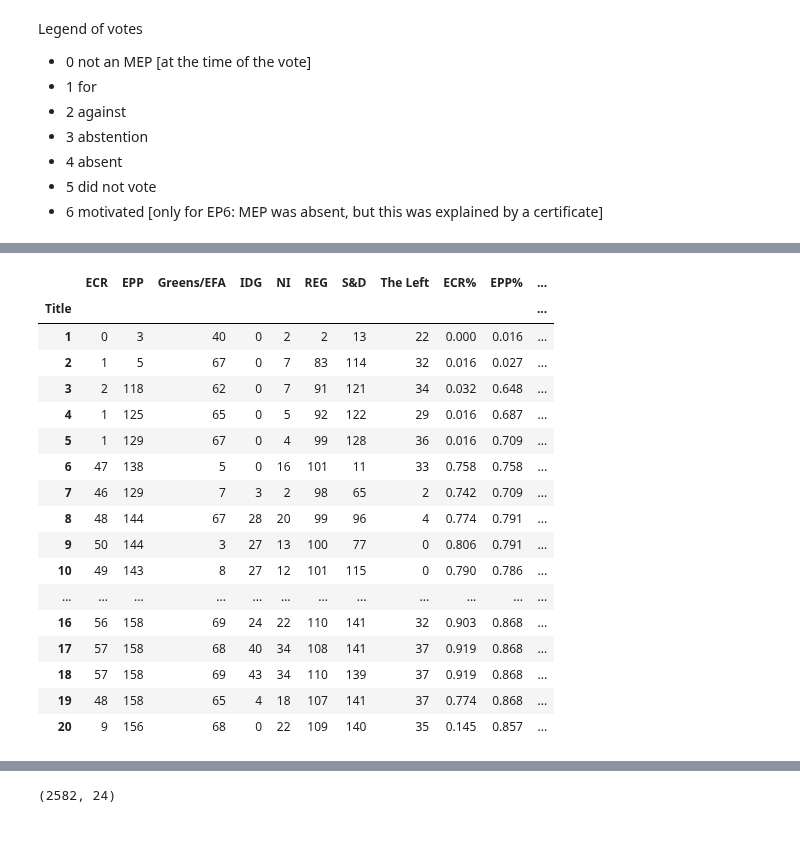
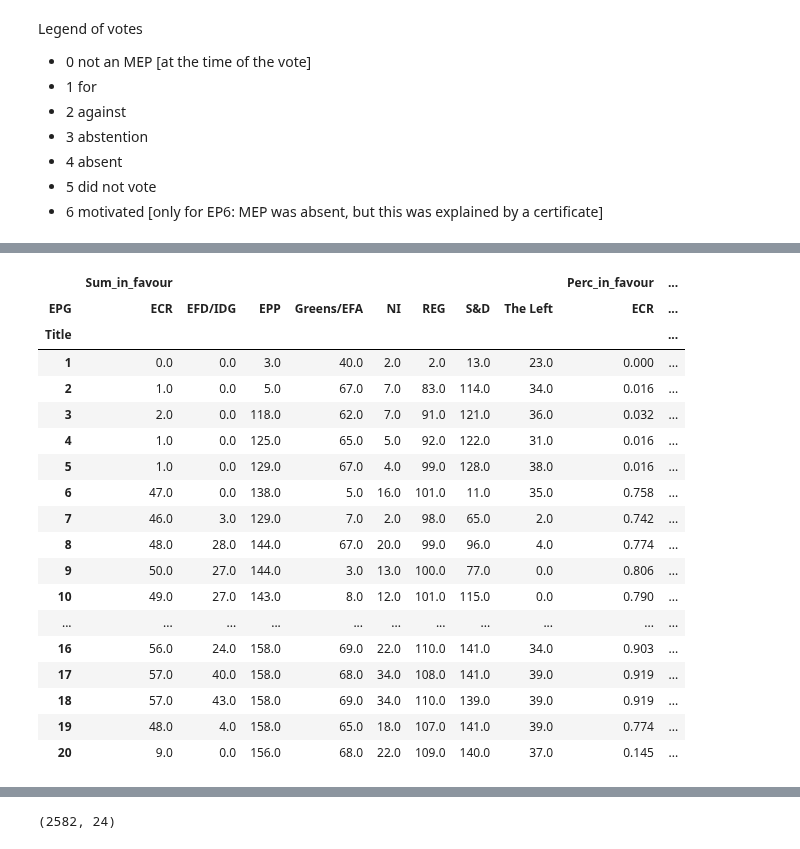
Before and after one commit to izu457/Thesis_Finetuning_GPT3.5_Political_Stance, a Jupyter notebook: EDA.ipynb, the cells around one changed output, grey strips where cells are left out. Drawn from its saved outputs; the diff is of its cells as text; code cells hidden in the pictures.

Commit message:
added vote percentages for all years

```diff
--- a/EDA.ipynb
+++ b/EDA.ipynb
@@ -288,12 +337,6 @@ Legend of votes
 - 5 did not vote
 - 6 motivated [only for EP6: MEP was absent, but this was explained by a certificate]
 # %%
-# print number of nans anywhere in dataframe
-print(f"Number of NaNs: {meps_melted_EP9.isnull().sum().sum()}")
-print(f"Number of zeros in votes: {meps_melted_EP9[meps_melted_EP9['Vote'] == 0].shape[0]}")
-print(f"Number of NANs in EPG: {meps_melted_EP9['EPG'].isnull().sum()}")
-print(f"Number of 'did not vote' in votes: {meps_melted_EP9[meps_melted_EP9['Vote'] == 5].shape[0]}")
-
 # display a line plot of the different types of votes
 plt.figure(figsize=(10, 6))
 meps_melted_EP9['Vote'].value_counts().plot(kind='bar')
@@ -305,7 +348,4 @@ plt.show()
 # delete rows with zero votes
 meps_melted_EP9 = meps_melted_EP9[meps_melted_EP9['Vote'] != 0]
 print(meps_melted_EP9.shape)
-
-# delete rows where EPG is NaN
-meps_melted_EP9 = meps_melted_EP9.dropna(subset=['EPG'])
 # %% [output]
@@ -367,9 +399,9 @@ members_EP7 = [57, 273, 31, 57, 33, 83, 195, 35, 736] # total of 736 members, pr
 
 # dataframe with group name and number of members
 group_members = pd.DataFrame({'group': ['ECR', 'EPP', 'EFD/IDG', 'Greens/EFA', "NI", 'REG', 'S&D', 'The Left', "total"],
-                              'members EP9': members_EP9,
-                              'members EP8': members_EP8,
-                              'members EP7': members_EP7}
+                              'EP9': members_EP9,
+                              'EP8': members_EP8,
+                              'EP7': members_EP7}
                               )
 # set groups as index
 group_members.set_index('group', inplace=True)
@@ -398,0 +421,7 @@ KeyboardInterrupt:
+# %%
+# Calculate the percentage of votes in favour for each group
+meps_grouped_EP9 = fu.calculate_percentage_votes(meps_grouped_EP9, group_members, "EP9")
+meps_grouped_EP8 = fu.calculate_percentage_votes(meps_grouped_EP8, group_members, "EP8")
+meps_grouped_EP7 = fu.calculate_percentage_votes(meps_grouped_EP7, group_members, "EP7")
+
+display(meps_grouped_EP7.head(20))
@@ -399,36 +446,39 @@ KeyboardInterrupt:
 # %%
-# pivot table back to wide format, set EPG and Title as columns, keep index from df_mps_grouped
-group_perc_in_favour = df_mps_grouped.pivot(index='Title', columns='EPG', values=["Sum_in_favour", 'Perc_in_favour'])
+# pivot table back to wide format, set EPG and Title as columns, keep index
+perc_in_favour_EP9 = meps_grouped_EP9.pivot(index='Title', columns='EPG', values=["Sum_in_favour", 'Perc_in_favour'])
+perc_in_favour_EP8 = meps_grouped_EP8.pivot(index='Title', columns='EPG', values=["Sum_in_favour", 'Perc_in_favour'])
+perc_in_favour_EP7 = meps_grouped_EP7.pivot(index='Title', columns='EPG', values=["Sum_in_favour", 'Perc_in_favour'])
 
 # rename columns
-group_perc_in_favour.columns = ["ECR", "EPP", "Greens/EFA", "IDG", "NI", "REG", "S&D", "The Left",
-                                "ECR%", "EPP%", "Greens/EFA%", "IDG%", "NI%", "REG%", "S&D%", "The Left%"
+column_names = ["ECR", "EFD/IDG", "EPP", "Greens/EFA", "NI", "REG", "S&D", "The Left",
+                                "ECR%", "EFD/IDG%", "EPP%", "Greens/EFA%", "NI%", "REG%", "S&D%", "The Left%"
                                 ]
-# change type of columns
-group_perc_in_favour_1 = group_perc_in_favour.iloc[:, 0:8].astype(int)
-group_perc_in_favour_2 = group_perc_in_favour.iloc[:, 8:].astype(float)
-group_perc_in_favour = pd.concat([group_perc_in_favour_1, group_perc_in_favour_2], axis=1)
+print(len(column_names))
+perc_in_favour_EP9.columns = column_names
+perc_in_favour_EP8.columns = column_names
+perc_in_favour_EP7.columns = column_names
 
-display(group_perc_in_favour.head(20))
+display(perc_in_favour_EP9.head(20))
 
 # save group_perc_in_favour to csv
-group_perc_in_favour.to_csv('data/group_perc_in_favour.csv')
+perc_in_favour_EP9.to_csv('data/perc_in_favour_EP9.csv')
 # %% [output]
-|  | ECR | EPP | Greens/EFA | IDG | NI | REG | S&D | The Left | ECR% | EPP% | ... |
-| Title |  |  |  |  |  |  |  |  |  |  | ... |
-| 1 | 0 | 3 | 40 | 0 | 2 | 2 | 13 | 22 | 0.000 | 0.016 | ... |
-| 2 | 1 | 5 | 67 | 0 | 7 | 83 | 114 | 32 | 0.016 | 0.027 | ... |
-| 3 | 2 | 118 | 62 | 0 | 7 | 91 | 121 | 34 | 0.032 | 0.648 | ... |
-| 4 | 1 | 125 | 65 | 0 | 5 | 92 | 122 | 29 | 0.016 | 0.687 | ... |
-| 5 | 1 | 129 | 67 | 0 | 4 | 99 | 128 | 36 | 0.016 | 0.709 | ... |
-| 6 | 47 | 138 | 5 | 0 | 16 | 101 | 11 | 33 | 0.758 | 0.758 | ... |
-| 7 | 46 | 129 | 7 | 3 | 2 | 98 | 65 | 2 | 0.742 | 0.709 | ... |
-| 8 | 48 | 144 | 67 | 28 | 20 | 99 | 96 | 4 | 0.774 | 0.791 | ... |
-| 9 | 50 | 144 | 3 | 27 | 13 | 100 | 77 | 0 | 0.806 | 0.791 | ... |
-| 10 | 49 | 143 | 8 | 27 | 12 | 101 | 115 | 0 | 0.790 | 0.786 | ... |
-| ... | ... | ... | ... | ... | ... | ... | ... | ... | ... | ... | ... |
-| 16 | 56 | 158 | 69 | 24 | 22 | 110 | 141 | 32 | 0.903 | 0.868 | ... |
-| 17 | 57 | 158 | 68 | 40 | 34 | 108 | 141 | 37 | 0.919 | 0.868 | ... |
-| 18 | 57 | 158 | 69 | 43 | 34 | 110 | 139 | 37 | 0.919 | 0.868 | ... |
-| 19 | 48 | 158 | 65 | 4 | 18 | 107 | 141 | 37 | 0.774 | 0.868 | ... |
-| 20 | 9 | 156 | 68 | 0 | 22 | 109 | 140 | 35 | 0.145 | 0.857 | ... |
+|  | Sum_in_favour |  |  |  |  |  |  |  | Perc_in_favour | ... |
+| EPG | ECR | EFD/IDG | EPP | Greens/EFA | NI | REG | S&D | The Left | ECR | ... |
+| Title |  |  |  |  |  |  |  |  |  | ... |
+| 1 | 0.0 | 0.0 | 3.0 | 40.0 | 2.0 | 2.0 | 13.0 | 23.0 | 0.000 | ... |
+| 2 | 1.0 | 0.0 | 5.0 | 67.0 | 7.0 | 83.0 | 114.0 | 34.0 | 0.016 | ... |
+| 3 | 2.0 | 0.0 | 118.0 | 62.0 | 7.0 | 91.0 | 121.0 | 36.0 | 0.032 | ... |
+| 4 | 1.0 | 0.0 | 125.0 | 65.0 | 5.0 | 92.0 | 122.0 | 31.0 | 0.016 | ... |
+| 5 | 1.0 | 0.0 | 129.0 | 67.0 | 4.0 | 99.0 | 128.0 | 38.0 | 0.016 | ... |
+| 6 | 47.0 | 0.0 | 138.0 | 5.0 | 16.0 | 101.0 | 11.0 | 35.0 | 0.758 | ... |
+| 7 | 46.0 | 3.0 | 129.0 | 7.0 | 2.0 | 98.0 | 65.0 | 2.0 | 0.742 | ... |
+| 8 | 48.0 | 28.0 | 144.0 | 67.0 | 20.0 | 99.0 | 96.0 | 4.0 | 0.774 | ... |
+| 9 | 50.0 | 27.0 | 144.0 | 3.0 | 13.0 | 100.0 | 77.0 | 0.0 | 0.806 | ... |
+| 10 | 49.0 | 27.0 | 143.0 | 8.0 | 12.0 | 101.0 | 115.0 | 0.0 | 0.790 | ... |
+| ... | ... | ... | ... | ... | ... | ... | ... | ... | ... | ... |
+| 16 | 56.0 | 24.0 | 158.0 | 69.0 | 22.0 | 110.0 | 141.0 | 34.0 | 0.903 | ... |
+| 17 | 57.0 | 40.0 | 158.0 | 68.0 | 34.0 | 108.0 | 141.0 | 39.0 | 0.919 | ... |
+| 18 | 57.0 | 43.0 | 158.0 | 69.0 | 34.0 | 110.0 | 139.0 | 39.0 | 0.919 | ... |
+| 19 | 48.0 | 4.0 | 158.0 | 65.0 | 18.0 | 107.0 | 141.0 | 39.0 | 0.774 | ... |
+| 20 | 9.0 | 0.0 | 156.0 | 68.0 | 22.0 | 109.0 | 140.0 | 37.0 | 0.145 | ... |
```
Also changed, not shown: parts of 12 cells of this notebook, 1 other file.
